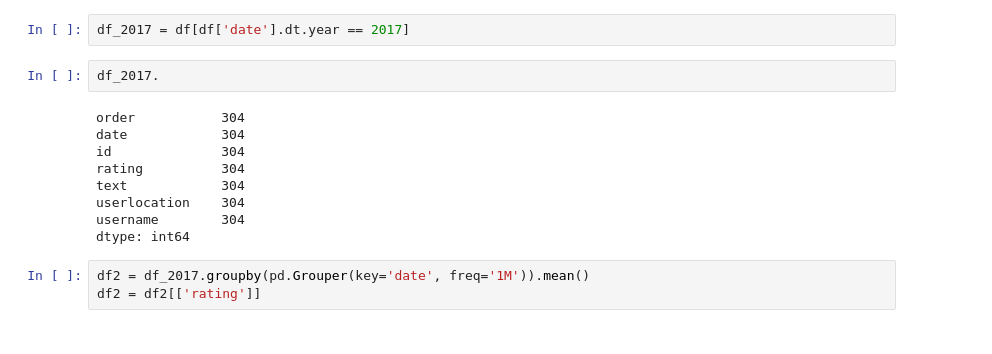
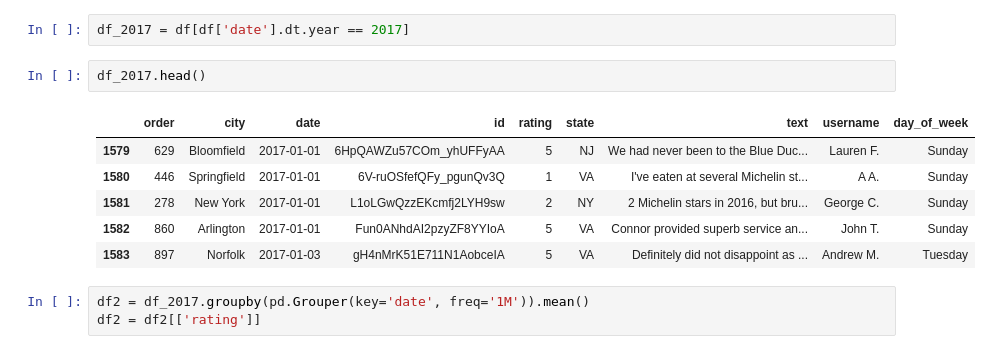
Before and after one commit to Gryazzz/Review, a Jupyter notebook: Analysis.ipynb, the cells around one changed output. Drawn from its saved outputs; the diff is of its cells as text.

```diff
--- a/Analysis.ipynb
+++ b/Analysis.ipynb
@@ -200,16 +200,14 @@ result.observed.plot(figsize=(15,4), grid=True)
 # %%
 df_2017 = df[df['date'].dt.year == 2017]
 # %%
-df_2017.
+df_2017.head()
 # %% [output]
-order           304
-date            304
-id              304
-rating          304
-text            304
-userlocation    304
-username        304
-dtype: int64
+|  | order | city | date | id | rating | state | text | username | day_of_week |
+| 1579 | 629 | Bloomfield | 2017-01-01 | 6HpQAWZu57COm_yhUFFyAA | 5 | NJ | We had never been to the Blue Duc... | Lauren F. | Sunday |
+| 1580 | 446 | Springfield | 2017-01-01 | 6V-ruOSfefQFy_pgunQv3Q | 1 | VA | I've eaten at several Michelin st... | A A. | Sunday |
+| 1581 | 278 | New York | 2017-01-01 | L1oLGwQzzEKcmfj2LYH9sw | 2 | NY | 2 Michelin stars in 2016, but bru... | George C. | Sunday |
+| 1582 | 860 | Arlington | 2017-01-01 | Fun0ANhdAI2pzyZF8YYIoA | 5 | VA | Connor provided superb service an... | John T. | Sunday |
+| 1583 | 897 | Norfolk | 2017-01-03 | gH4nMrK51E711N1AobceIA | 5 | VA | Definitely did not disappoint as ... | Andrew M. | Tuesday |
 # %%
 df2 = df_2017.groupby(pd.Grouper(key='date', freq='1M')).mean()
 df2 = df2[['rating']]
```
Also changed, not shown: parts of 25 cells of this notebook.
